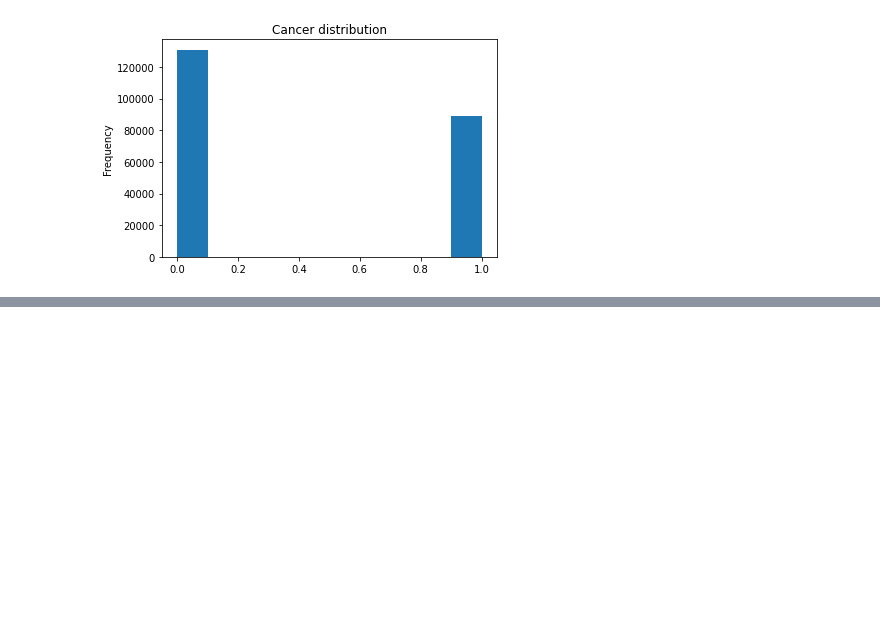
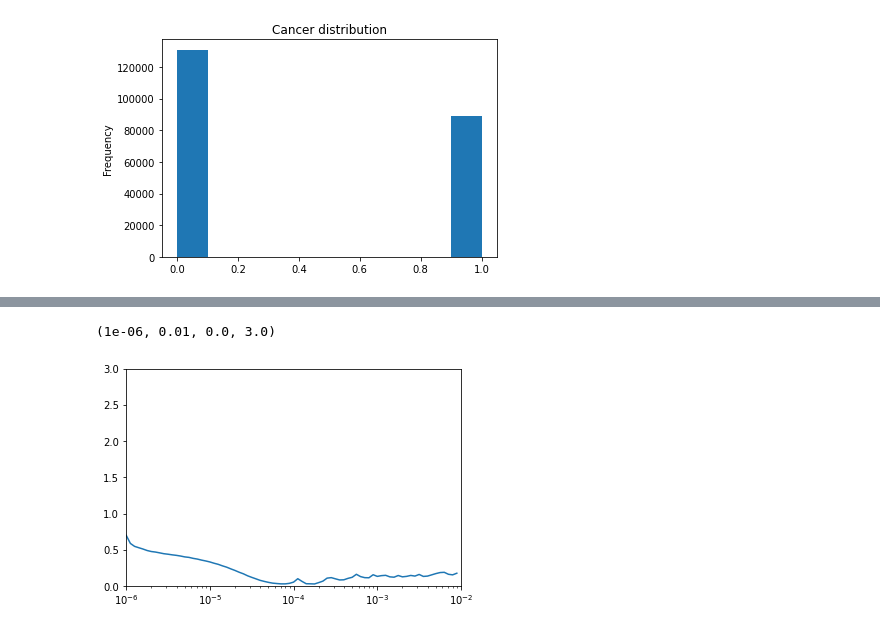
Before and after one commit to pooriaazami/kaggle-histopathologic-cancer-detection, a Jupyter notebook: histopathologic_cancer_detection.ipynb, the cells around one changed output, grey strips where cells are left out. Saved outputs shown, nothing was run; the diff lists cells and outputs as text; code cells hidden in the pictures; blank space fills up the shorter version.

```diff
--- a/histopathologic_cancer_detection.ipynb
+++ b/histopathologic_cancer_detection.ipynb
@@ -80,9 +81,15 @@ len([name for name in os.listdir('train')])
 # %% [output]
 220025
 # %%
+TRAINING_DATA_SPLIT = 14
+VAL_DATA_SPLIT = 8
+
+TRAINING_DATA_SIZE = int(2 ** TRAINING_DATA_SPLIT)
+VAL_DATA_SIZE = int(2 ** VAL_DATA_SPLIT)
+
 base_dataset = tf.data.Dataset.list_files('./train/*.tif')
-train_file_names_dataset = base_dataset.take(16384)
-test_file_names_dataset = base_dataset.skip(16384).take(256)
+train_file_names_dataset = base_dataset.take(TRAINING_DATA_SIZE)
+test_file_names_dataset = base_dataset.skip(TRAINING_DATA_SIZE).take(VAL_DATA_SIZE)
 # %%
 def convert_df_to_dict(df):
   ans = {}
@@ -134,8 +141,8 @@ train_labels.label.plot(kind='hist', title='Cancer distribution')
 <matplotlib.axes._subplots.AxesSubplot at 0x...>
 [figure]
 # %%
-batch_size = 32
+batch_size = 64
 
-train_dataset = train_dataset.shuffle(1000).batch(batch_size).cache().prefetch(1)
-test_dataset = test_dataset.batch(32)
+train_dataset = train_dataset.shuffle(TRAINING_DATA_SIZE).batch(batch_size).cache().prefetch(1)
+test_dataset = test_dataset.batch(batch_size)
 # %%
@@ -226,0 +242,21 @@ plt.show()
+# %%
+model = get_model()
+
+LR_START = -6
+LR_END = -2
+
+LR_START_VALUE = 10 ** LR_START
+LR_END_VALUE = 10 ** LR_END
+
+RATE = 1 / 20
+
+EPOCHS = int(abs(LR_END - LR_START) / RATE)
+
+model.compile(loss='binary_crossentropy',
+              optimizer=keras.optimizers.Adam(LR_START_VALUE))
+
+lr_scheduler = keras.callbacks.LearningRateScheduler(
+    lambda epoch: LR_START_VALUE * 10 ** (epoch * RATE)
+)
+
+history = model.fit(train_dataset, epochs=EPOCHS, callbacks=[lr_scheduler])
@@ -226,0 +281,6 @@ plt.show()
+# %%
+plt.semilogx(history.history['lr'], history.history['loss'])
+plt.axis([LR_START_VALUE,LR_END_VALUE, 0, 3])
+# %% [output]
+(1e-06, 0.01, 0.0, 3.0)
+[figure, added]
```
Also changed, not shown: parts of 8 cells of this notebook.
